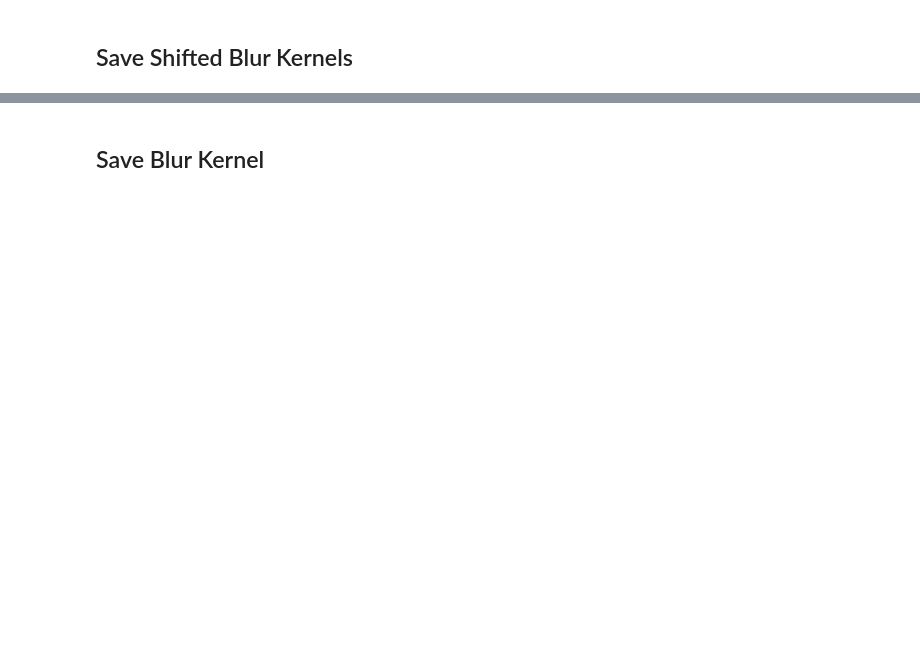
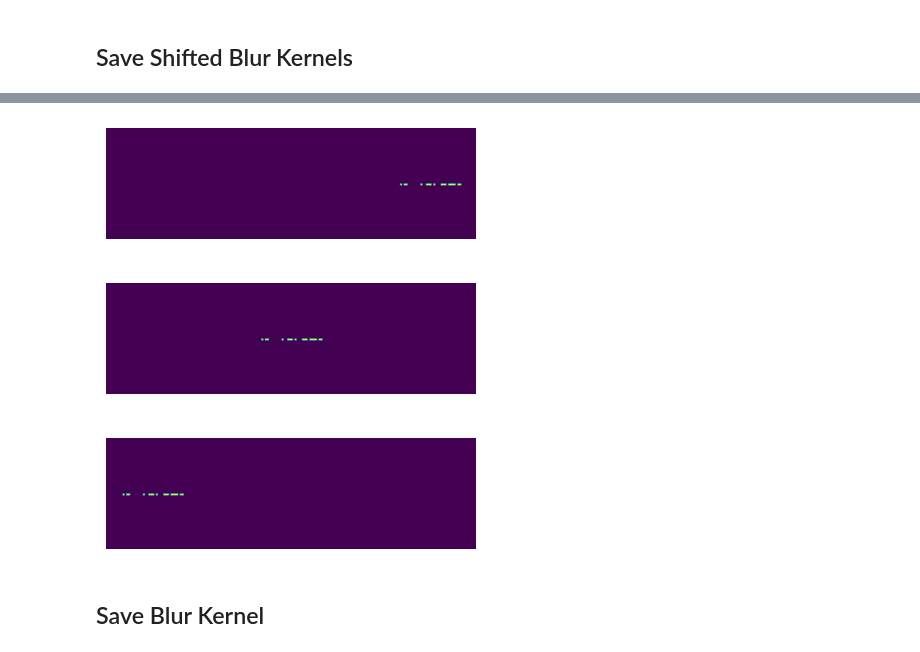
Before and after one commit to zackphillips/htdeblur, a Jupyter notebook: notebooks/publications/fig_multiframe_schematic.ipynb, the cells around one changed output, grey strips where cells are left out. Drawn from its saved outputs; the diff is of its cells as text; code cells hidden in the pictures; blank space fills up the shorter version.

```diff
--- a/notebooks/publications/fig_multiframe_schematic.ipynb
+++ b/notebooks/publications/fig_multiframe_schematic.ipynb
@@ -134,18 +126,18 @@ yp.savefig(figure_output_directory + 'system_crop_operators_unshifted.pdf')
 ## Save Shifted Blur Kernels
 # %%
 roi_crop = roi_list[1].decimate(6)
-blur_kernel_zoom = blurkernel.fromVector(vector[:yp.shape(vector)[0]//3], roi_crop.input_shape)
+blur_kernel_zoom = blurkernel.fromVector(vector[:np.shape(vector)[0]//3], roi_crop.input_shape)
 
 plt.figure(figsize=(4,5))
 plt.subplot(311)
-plt.imshow(yp.circshift(blur_kernel_zoom, (0,75)))
+plt.imshow(np.roll(blur_kernel_zoom, (0, 75), axis=(0, 1)))
 plt.axis('off')
 plt.subplot(312)
 plt.imshow(blur_kernel_zoom)
 plt.axis('off')
 plt.subplot(313)
-plt.imshow(yp.circshift(blur_kernel_zoom, (0,-75)))
+plt.imshow(np.roll(blur_kernel_zoom, (0, -75), axis=(0, 1)))
 plt.axis('off')
 plt.tight_layout()
-yp.savefig(figure_output_directory + 'system_kernel_stack.pdf')
+plt.savefig(figure_output_directory + 'system_kernel_stack.pdf')
 # %% [output]
@@ -154,3 +144,4 @@ yp.savefig(figure_output_directory + 'system_kernel_stack.pdf')
+[figure, added]
 # %% [markdown]
 ## Save Blur Kernel
 # %%
```
Also changed, not shown: parts of 12 cells of this notebook, 29 other files.
